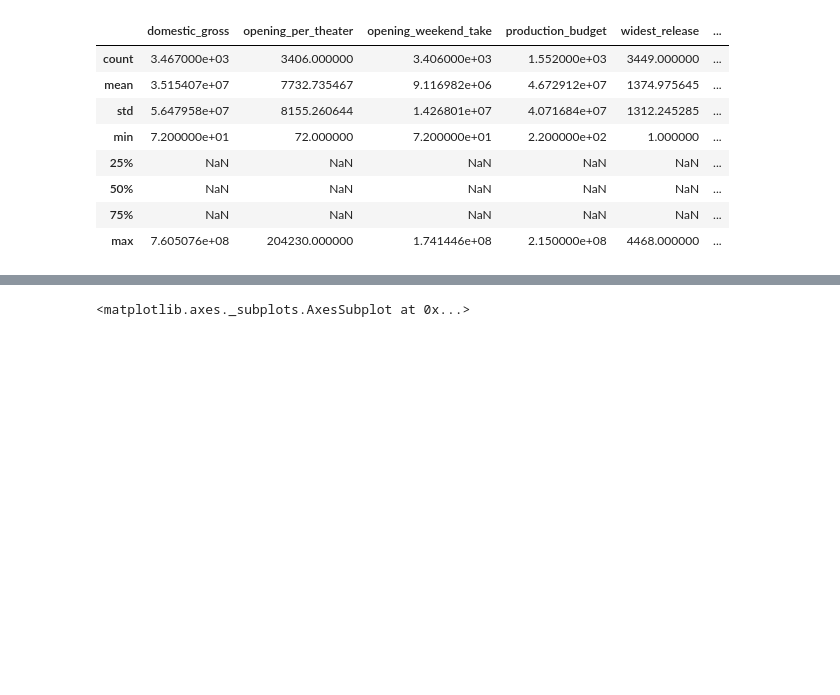
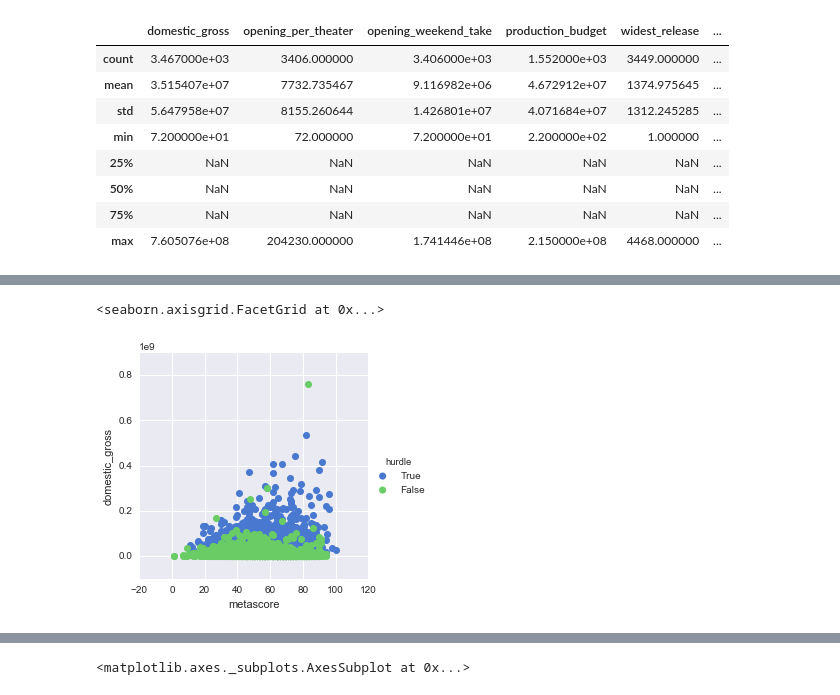
Before and after one commit to sridevias/Movie_Team_Orange, a Jupyter notebook: Vizualize Data.ipynb, the cells around one changed output, grey strips where cells are left out. Cells and saved outputs as stored; diff of their text form; code cells hidden in the pictures; blank space fills up the shorter version.

```diff
--- a/Vizualize Data.ipynb
+++ b/Vizualize Data.ipynb
@@ -120 +157,10 @@ df_cell.describe()
+# %%
+df_cell = df_recent2[['domestic_gross','metascore','hurdle']]
+df_cell = df_cell.dropna()
+sns.lmplot(x="metascore", y="domestic_gross", hue="hurdle", data=df_cell,
+           ci=None, palette="muted", size=4, fit_reg=False,
+           scatter_kws={"s": 50, "alpha": 1})
+# %% [output]
+<seaborn.axisgrid.FacetGrid at 0x...>
+[figure, added]
 # %%
```
Also changed, not shown: parts of 20 cells of this notebook, 2 other files.
